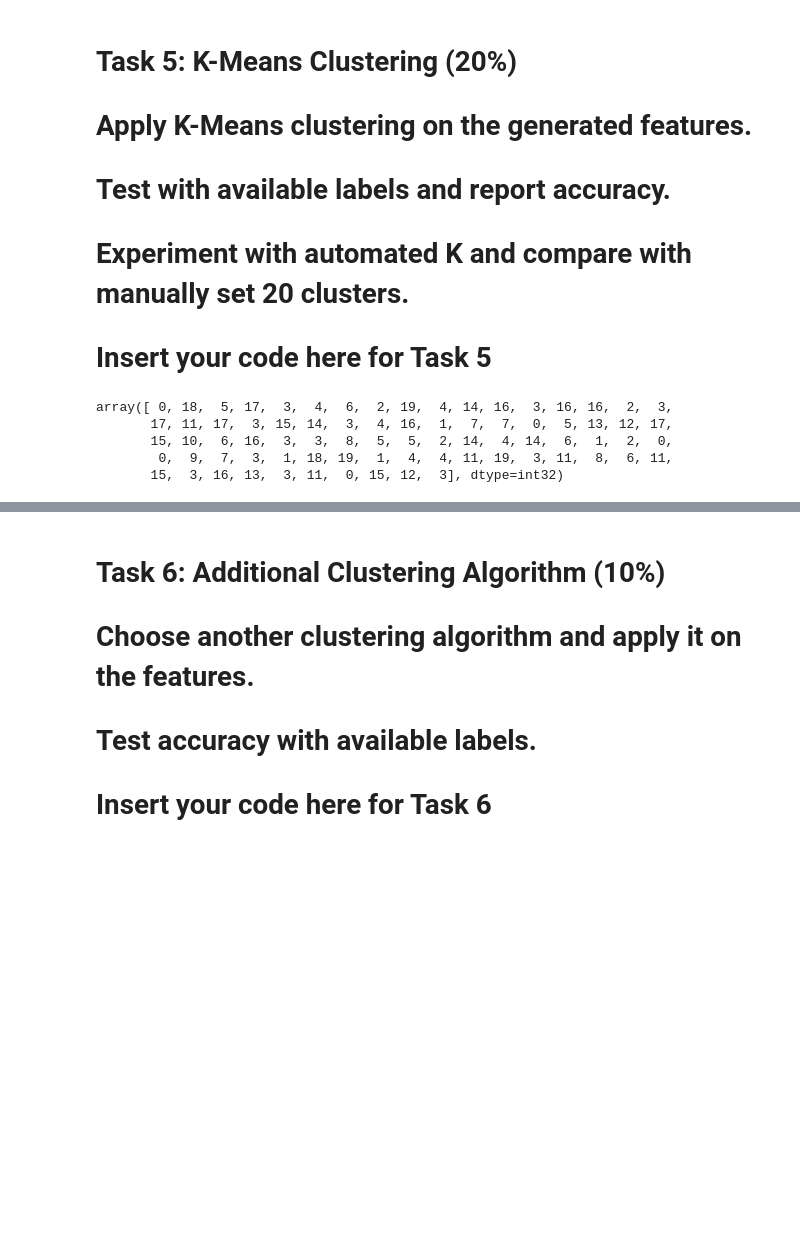
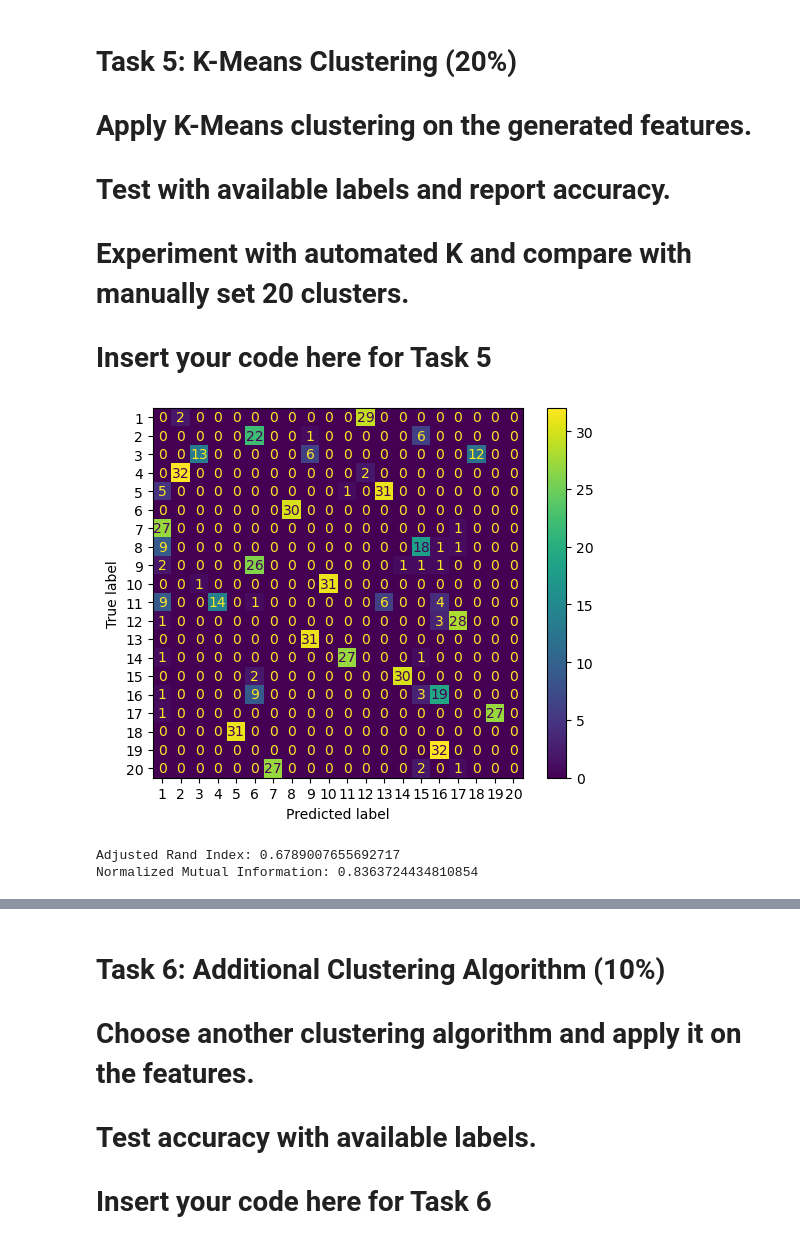
Before and after one commit to Sofiane-Sif/histopathology-ML-analysis, a Jupyter notebook: Assignment1.ipynb, the cells around one changed output, grey strips where cells are left out. Saved outputs shown, nothing was run; the diff lists cells and outputs as text; code cells hidden in the pictures; blank space fills up the shorter version.

```diff
--- a/Assignment1.ipynb
+++ b/Assignment1.ipynb
@@ -135,17 +132,54 @@ Test set shapes: (78, 1024) (78,)
 # Experiment with automated K and compare with manually set 20 clusters.
 
 # Insert your code here for Task 5
-# %%
-from sklearn.cluster import KMeans
-
-kmeans = KMeans(n_clusters=20)
-
-# TODO: fit predict on train features and plot in 2D using tSNE to visualize pattern from the features space
-kmeans.fit(features_train)
-kmeans.predict(features_valid) # clusters predictions on validation set
-# %% [output]
-array([ 0, 18,  5, 17,  3,  4,  6,  2, 19,  4, 14, 16,  3, 16, 16,  2,  3,
-       17, 11, 17,  3, 15, 14,  3,  4, 16,  1,  7,  7,  0,  5, 13, 12, 17,
-       15, 10,  6, 16,  3,  3,  8,  5,  5,  2, 14,  4, 14,  6,  1,  2,  0,
-        0,  9,  7,  3,  1, 18, 19,  1,  4,  4, 11, 19,  3, 11,  8,  6, 11,
-       15,  3, 16, 13,  3, 11,  0, 15, 12,  3], dtype=int32)
+# %%
+from sklearn.cluster import KMeans
+from sklearn.metrics import ConfusionMatrixDisplay
+import matplotlib.pyplot as plt
+
+kmeans = KMeans(n_clusters=20, random_state=42)
+kmeans.fit(features_train)
+
+predicted_labels_train = kmeans.predict(features_train)
+
+# Confusion matrix for cluster reordering
+ConfusionMatrixDisplay.from_predictions(
+    labels_train, predicted_labels_train, labels=np.unique(labels_array)
+)
+plt.show()
+# %% [output]
+[figure, added]
+# %%
+import numpy as np
+from scipy.stats import mode
+from sklearn.metrics import adjusted_rand_score, normalized_mutual_info_score
+
+# Map cluster ids to true class labels using the majority voting approach
+def assign_labels_to_clusters(true_labels, predicted_clusters):
+    unique_clusters = np.unique(predicted_clusters)
+    assigned_labels = np.zeros_like(predicted_clusters)
+
+    for cluster in unique_clusters:
+        mask = (predicted_clusters == cluster)
+        majority_label = mode(true_labels[mask]).mode[0]
+        assigned_labels[mask] = majority_label
+
+    return assigned_labels
+
+true_labels = labels_train
+predicted_clusters = predicted_labels_train
+assigned_labels = assign_labels_to_clusters(true_labels, predicted_clusters)
+
+# Use ARI as a metric for accuracy of KMeans
+# The Adjusted Rand Index computes a similarity measure between two clusterings
+# by considering all pairs of samples and counting pairs that are assigned in the same
+# or different clusters in the predicted and true clusterings. (sklearn)
+
+ari = adjusted_rand_score(true_labels, assigned_labels)
+nmi = normalized_mutual_info_score(true_labels, assigned_labels)
+
+print(f"Adjusted Rand Index: {ari}")
+print(f"Normalized Mutual Information: {nmi}")
+# %% [output]
+Adjusted Rand Index: 0.6789007655692717
+Normalized Mutual Information: 0.8363724434810854
```
Also changed, not shown: parts of 7 cells of this notebook.
